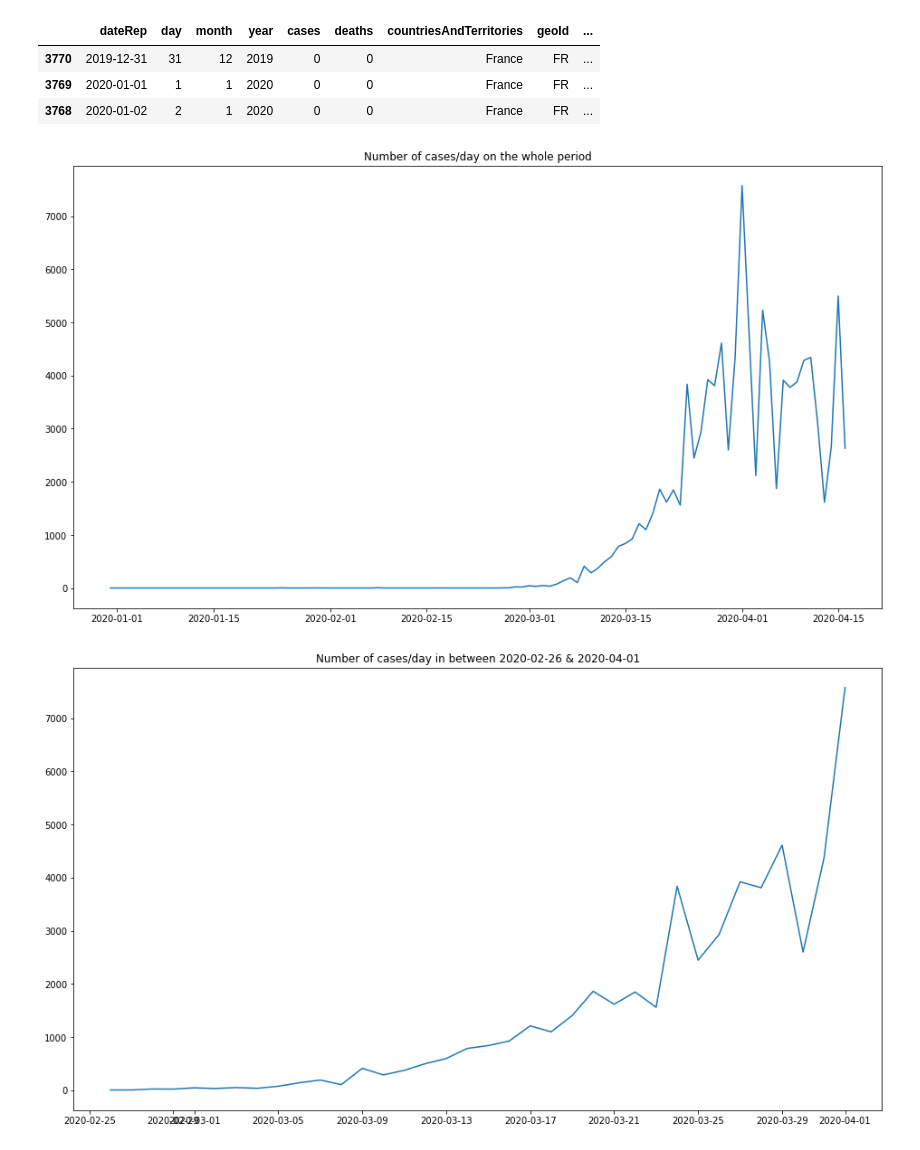
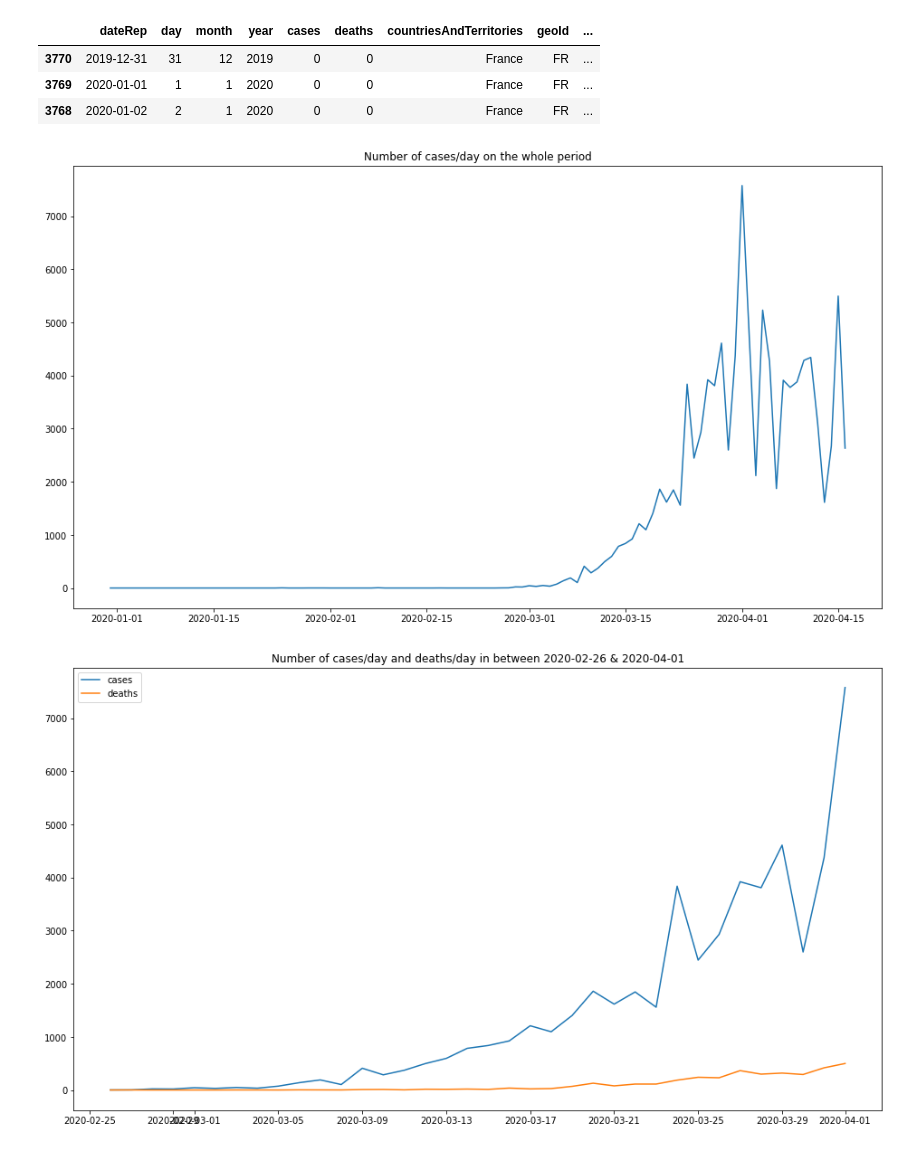
Before and after one commit to chloeskt/covid-19, a Jupyter notebook: ABC_SIR.ipynb, the cells around one changed output. Saved outputs shown, nothing was run; the diff lists cells and outputs as text; code cells hidden in the pictures.

Commit message:
merge + add legends

```diff
--- a/ABC_SIR.ipynb
+++ b/ABC_SIR.ipynb
@@ -272,20 +273,16 @@ df.head(3)
 # %%
 plt.figure(figsize=(16,9))
 plt.plot(df['dateRep'], df['cases'])
 plt.title('Number of cases/day on the whole period')
 plt.show()
 
 plt.figure(figsize=(16,9))
 tmp = df[(df['dateRep'] >= '2020-02-26') & (df['dateRep'] <= '2020-04-01')]
-plt.plot(tmp['dateRep'], tmp['cases'])
-plt.title('Number of cases/day in between 2020-02-26 & 2020-04-01')
+plt.plot(tmp['dateRep'], tmp['cases'], label='cases')
+plt.plot(tmp['dateRep'], tmp['deaths'], label='deaths')
+plt.title('Number of cases/day and deaths/day in between 2020-02-26 & 2020-04-01')
+plt.legend()
 plt.show()
-
-plt.figure(figsize=(16,9))
-tmp = df[(df['dateRep'] > '2020-04-01')]
-plt.plot(tmp['dateRep'], tmp['cases'])
-plt.title('Number of cases/day after 2020-04-01')
-plt.show()
 # %% [output]
 [figure]
-[figure, old version]
+[figure, new version]
```
Also changed, not shown: parts of 18 cells of this notebook, 1 other file.
